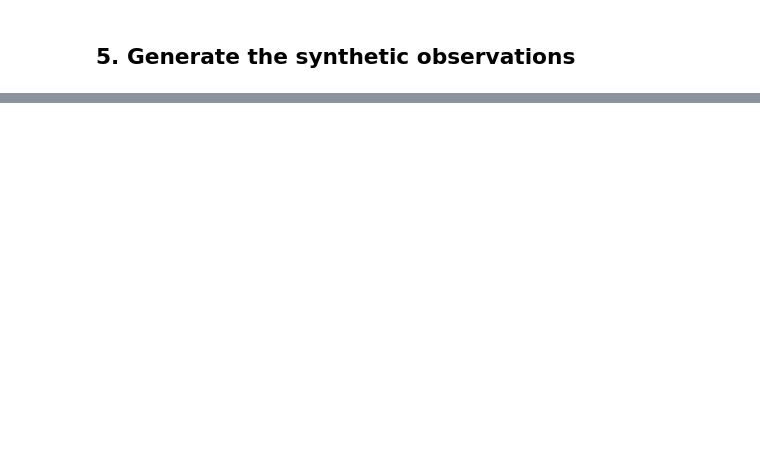
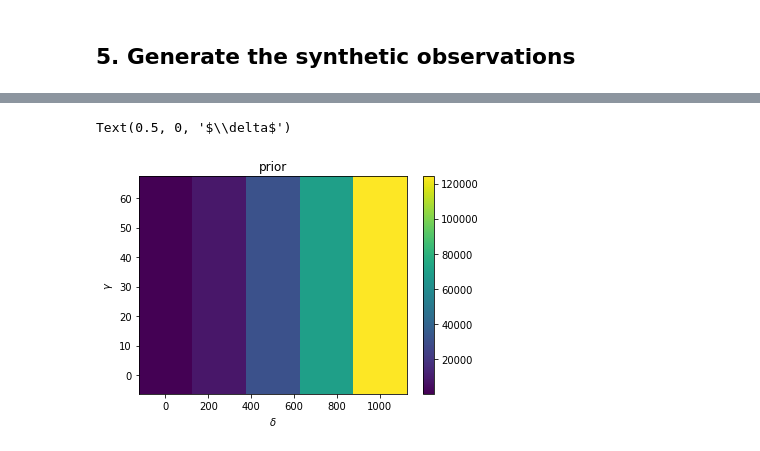
Before and after one commit to soniareilly/PDE_INLA, a Jupyter notebook: AdvectionDiffusionBayesian-INLA-2variables.ipynb, the cells around one changed output, grey strips where cells are left out. Saved outputs shown, nothing was run; the diff lists cells and outputs as text; code cells hidden in the pictures; blank space fills up the shorter version.

```diff
--- a/AdvectionDiffusionBayesian-INLA-2variables.ipynb
+++ b/AdvectionDiffusionBayesian-INLA-2variables.ipynb
@@ -656,0 +449,9 @@ plt.plot(locations[2][0],locations[2][1],'rs')
+# %%
+plt.pcolormesh(d_range,g_range,priors)
+plt.colorbar()
+plt.title('prior')
+plt.ylabel(r'$\gamma$')
+plt.xlabel(r'$\delta$')
+# %% [output]
+Text(0.5, 0, '$\\delta$')
+[figure, added]
```
Also changed, not shown: parts of 26 cells of this notebook, 5 other files.
